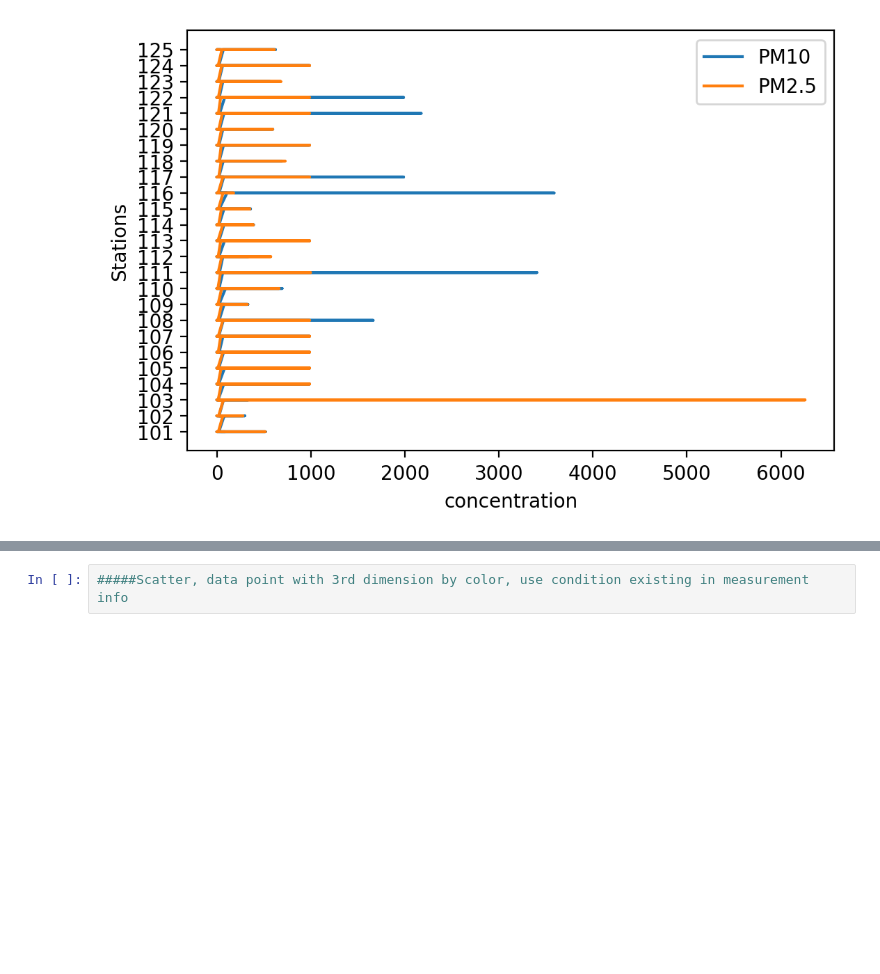
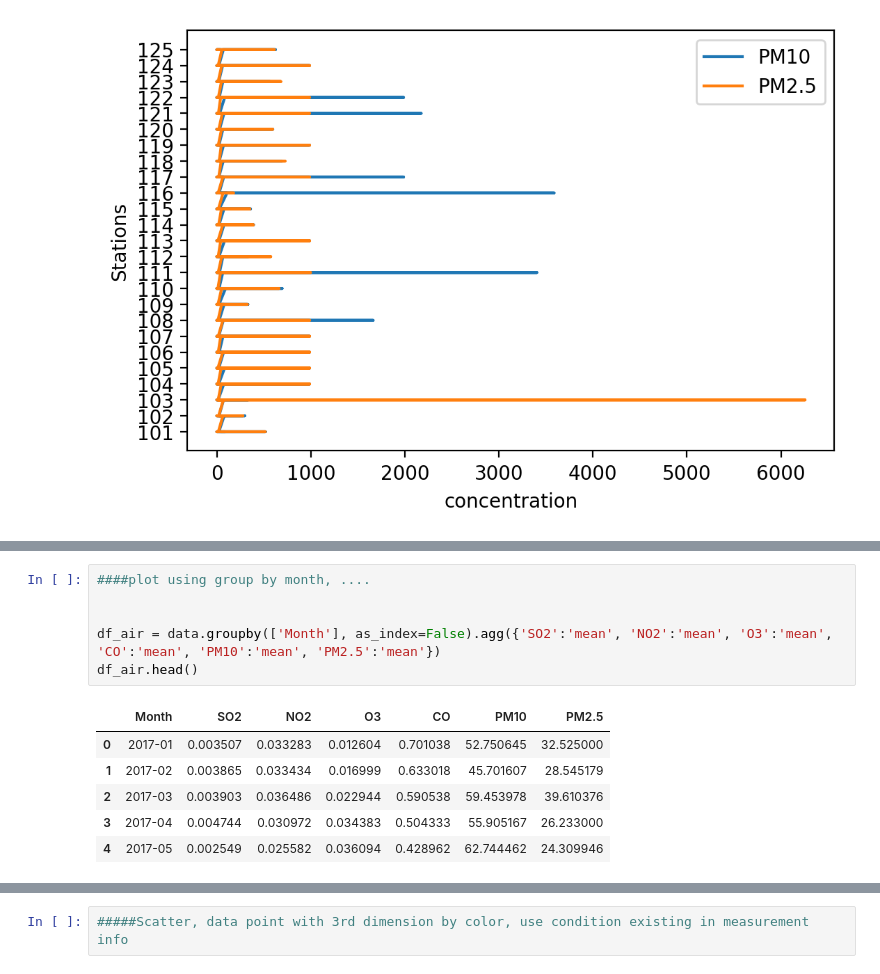
Before and after one commit to bouzouidja/information-visualization, a Jupyter notebook: InfoVizNotebook.ipynb, the cells around one changed output, grey strips where cells are left out. Drawn from its saved outputs; the diff is of its cells as text; blank space fills up the shorter version.

```diff
--- a/InfoVizNotebook.ipynb
+++ b/InfoVizNotebook.ipynb
@@ -101,0 +112,13 @@ plt.legend()
+# %%
+####plot using group by month, ....
+
+
+df_air = data.groupby(['Month'], as_index=False).agg({'SO2':'mean', 'NO2':'mean', 'O3':'mean', 'CO':'mean', 'PM10':'mean', 'PM2.5':'mean'})
+df_air.head()
+# %% [output]
+|  | Month | SO2 | NO2 | O3 | CO | PM10 | PM2.5 |
+| 0 | 2017-01 | 0.003507 | 0.033283 | 0.012604 | 0.701038 | 52.750645 | 32.525000 |
+| 1 | 2017-02 | 0.003865 | 0.033434 | 0.016999 | 0.633018 | 45.701607 | 28.545179 |
+| 2 | 2017-03 | 0.003903 | 0.036486 | 0.022944 | 0.590538 | 59.453978 | 39.610376 |
+| 3 | 2017-04 | 0.004744 | 0.030972 | 0.034383 | 0.504333 | 55.905167 | 26.233000 |
+| 4 | 2017-05 | 0.002549 | 0.025582 | 0.036094 | 0.428962 | 62.744462 | 24.309946 |
```
Also changed, not shown: parts of 8 cells of this notebook.
